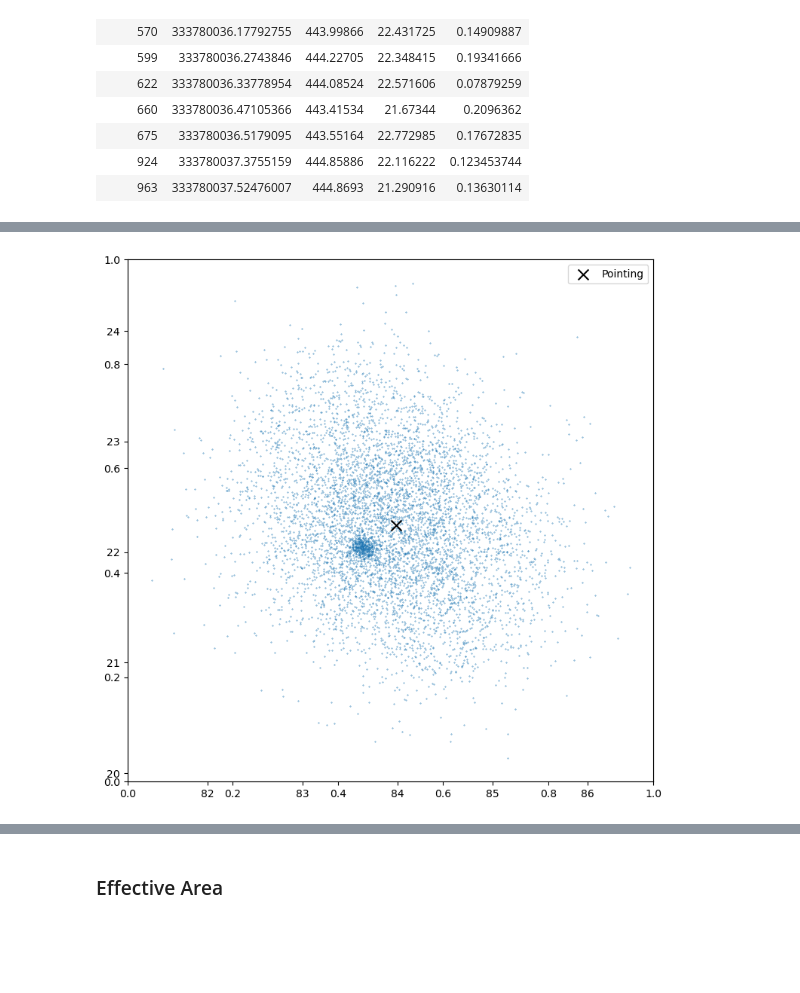
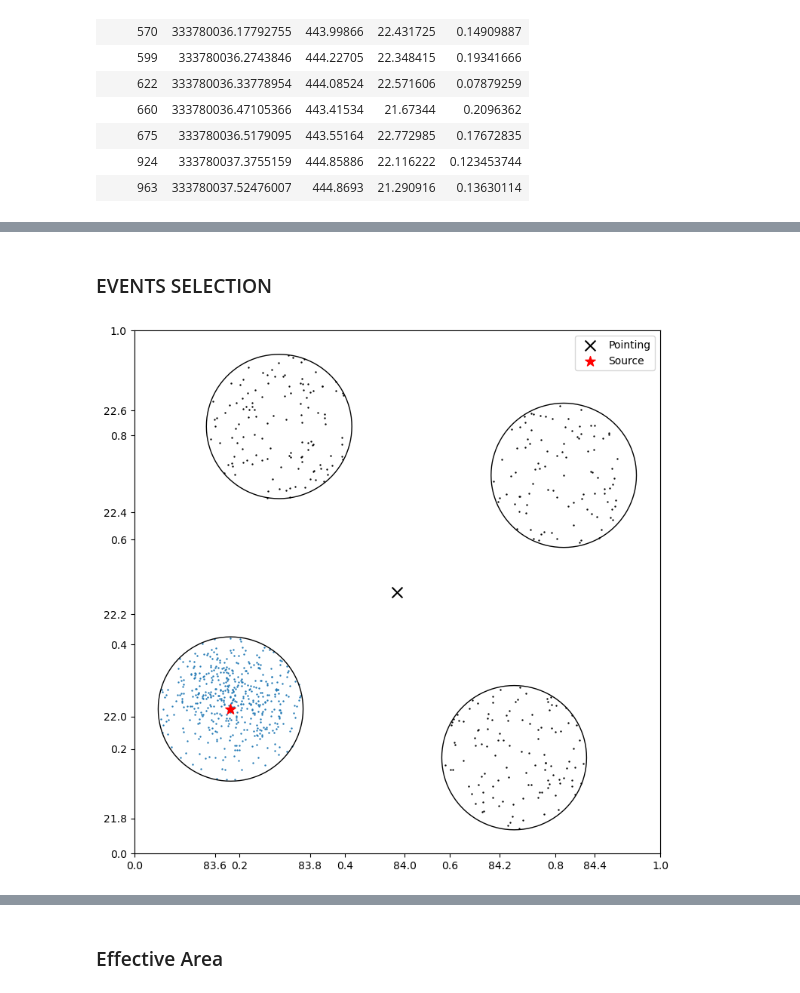
Before and after one commit to datacamp-astro/2022-arqus-bergen, a Jupyter notebook: hands_on/3_spectrum/Spectrum_no_gammapy_test.ipynb, the cells around one changed output, grey strips where cells are left out. Drawn from its saved outputs; the diff is of its cells as text; code cells hidden in the pictures; blank space fills up the shorter version.

```diff
--- a/hands_on/3_spectrum/Spectrum_no_gammapy_test.ipynb
+++ b/hands_on/3_spectrum/Spectrum_no_gammapy_test.ipynb
@@ -215,0 +234,2 @@ off3 = SphericalCircle( (off3_pos.ra, off3_pos.dec),
+# %% [markdown]
+### EVENTS SELECTION
@@ -216,24 +266,49 @@ off3 = SphericalCircle( (off3_pos.ra, off3_pos.dec),
 # %%
 fig, ax =  plt.subplots(figsize=(9,9))
 
 ax = fig.add_subplot()
 
-ra =   -360*u.deg + events_table['RA'] * u.deg
+ra = events_table[cond_on]['RA'] - 360
+dec = events_table[cond_on]['DEC']
+ax.scatter(ra, dec, s=0.5)
 
-dec = events_table['DEC']*u.deg
+ra = events_table[cond_off1]['RA'] - 360
+dec = events_table[cond_off1]['DEC']
+ax.scatter(ra, dec, s=0.5, c ='black')
 
-ax.scatter(ra, dec, s=0.1)
+ra = events_table[cond_off2]['RA'] - 360
+dec = events_table[cond_off2]['DEC']
+ax.scatter(ra, dec, s=0.5,  c ='black')
+
+ra = events_table[cond_off3]['RA'] - 360
+dec = events_table[cond_off3]['DEC']
+ax.scatter(ra, dec, s=0.5,  c ='black')
+
 
 
 ax.scatter(pointing_pos.ra.value, pointing_pos.dec.value, marker='x', s=100, c='black', label ='Pointing'  )
-#ax.scatter(source_pos.ra.value, source_pos.dec.value, marker='*', s=100, c='red', label ='Source'  )
+ax.scatter(source_pos.ra.value, source_pos.dec.value, marker='*', s=100, c='red', label ='Source'  )
+
+radius = 0.1414213*u.deg
+
+on  = SphericalCircle( (source_pos.ra, source_pos.dec),
+                    radius,   edgecolor='black', facecolor='none')
+
+off1 = SphericalCircle( (off1_pos.ra, off1_pos.dec),
+                    radius,   edgecolor='black', facecolor='none')
+off2 = SphericalCircle( (off2_pos.ra, off2_pos.dec),
+                    radius,   edgecolor='black', facecolor='none')
+off3 = SphericalCircle( (off3_pos.ra, off3_pos.dec),
+                    radius,   edgecolor='black', facecolor='none')
 
 
-#ax.add_patch(on)
-#ax.add_patch(off1)
-#ax.add_patch(off2)
-#ax.add_patch(off3)
+ax.add_patch(on)
+ax.add_patch(off1)
+ax.add_patch(off2)
+ax.add_patch(off3)
+
+
 
 ax.legend();
 # %% [output]
-[figure, old version]
+[figure, new version]
```
Also changed, not shown: parts of 22 cells of this notebook, 3 other files.
